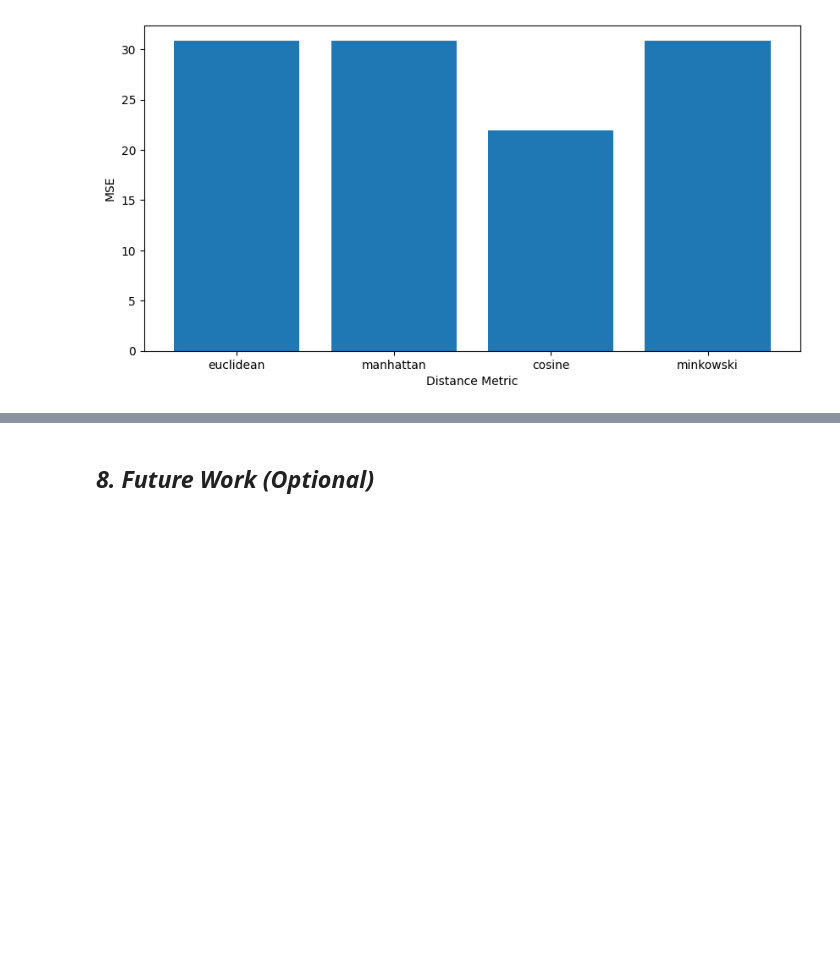
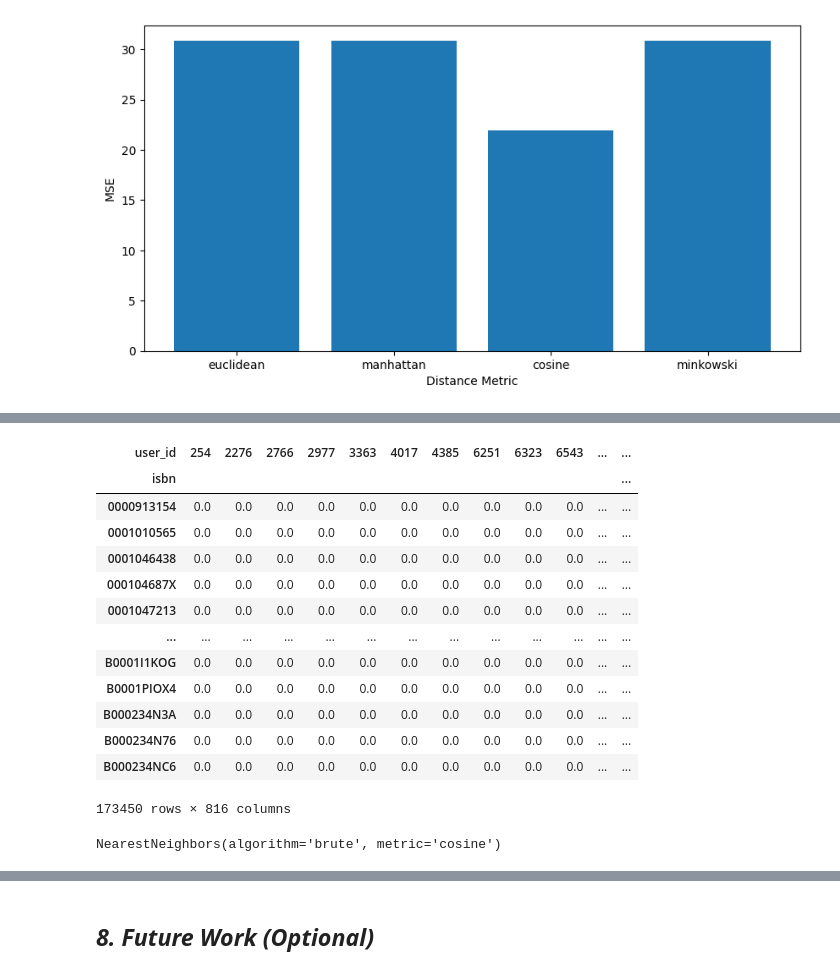
Before and after one commit to Jamal-1018/Book_Recommeder_System_Unsupervised_learning, a Jupyter notebook: Book_recommendation_sysytem_unsupervised.ipynb, the cells around one changed output, grey strips where cells are left out. Saved outputs shown, nothing was run; the diff lists cells and outputs as text; code cells hidden in the pictures; blank space fills up the shorter version.

```diff
--- a/Book_recommendation_sysytem_unsupervised.ipynb
+++ b/Book_recommendation_sysytem_unsupervised.ipynb
@@ -1172,0 +1186,33 @@ plt.show()
+# %%
+# set a minimum number of ratings to the book
+min_ratings = 100
+
+# Filter books with atleast mimum number of ratings
+book_count = df['isbn'].value_counts()
+valid_book = book_count[book_count >= min_ratings].index
+final_ratings = df[df['isbn'].isin(valid_book)]
+
+# Filter users with atleast minimum number of ratings
+min_ratings = 200
+user_count  = df['user_id'].value_counts()
+valid_user  = user_count[user_count >= min_ratings].index
+final_ratings  = df[df['user_id'].isin(valid_user)]
+
+# Create a pivot table of books and their ratings by each user for their training data
+final_pivot = final_ratings.pivot(index = 'isbn', columns = 'user_id', values = 'book_rating').fillna(0)
+final_pivot
+# %% [output]
+| user_id | 254 | 2276 | 2766 | 2977 | 3363 | 4017 | 4385 | 6251 | 6323 | 6543 | ... | ... |
+| isbn |  |  |  |  |  |  |  |  |  |  |  | ... |
+| 0000913154 | 0.0 | 0.0 | 0.0 | 0.0 | 0.0 | 0.0 | 0.0 | 0.0 | 0.0 | 0.0 | ... | ... |
+| 0001010565 | 0.0 | 0.0 | 0.0 | 0.0 | 0.0 | 0.0 | 0.0 | 0.0 | 0.0 | 0.0 | ... | ... |
+| 0001046438 | 0.0 | 0.0 | 0.0 | 0.0 | 0.0 | 0.0 | 0.0 | 0.0 | 0.0 | 0.0 | ... | ... |
+| 000104687X | 0.0 | 0.0 | 0.0 | 0.0 | 0.0 | 0.0 | 0.0 | 0.0 | 0.0 | 0.0 | ... | ... |
+| 0001047213 | 0.0 | 0.0 | 0.0 | 0.0 | 0.0 | 0.0 | 0.0 | 0.0 | 0.0 | 0.0 | ... | ... |
+| ... | ... | ... | ... | ... | ... | ... | ... | ... | ... | ... | ... | ... |
+| B0001I1KOG | 0.0 | 0.0 | 0.0 | 0.0 | 0.0 | 0.0 | 0.0 | 0.0 | 0.0 | 0.0 | ... | ... |
+| B0001PIOX4 | 0.0 | 0.0 | 0.0 | 0.0 | 0.0 | 0.0 | 0.0 | 0.0 | 0.0 | 0.0 | ... | ... |
+| B000234N3A | 0.0 | 0.0 | 0.0 | 0.0 | 0.0 | 0.0 | 0.0 | 0.0 | 0.0 | 0.0 | ... | ... |
+| B000234N76 | 0.0 | 0.0 | 0.0 | 0.0 | 0.0 | 0.0 | 0.0 | 0.0 | 0.0 | 0.0 | ... | ... |
+| B000234NC6 | 0.0 | 0.0 | 0.0 | 0.0 | 0.0 | 0.0 | 0.0 | 0.0 | 0.0 | 0.0 | ... | ... |
+173450 rows × 816 columns
@@ -1172,0 +1222,6 @@ plt.show()
+# %%
+# Creating a KNN model
+knn_model = NearestNeighbors(algorithm = 'brute', metric = 'cosine')
+knn_model.fit(csr_matrix)
+# %% [output]
+NearestNeighbors(algorithm='brute', metric='cosine')
```
Also changed, not shown: parts of 8 cells of this notebook.
